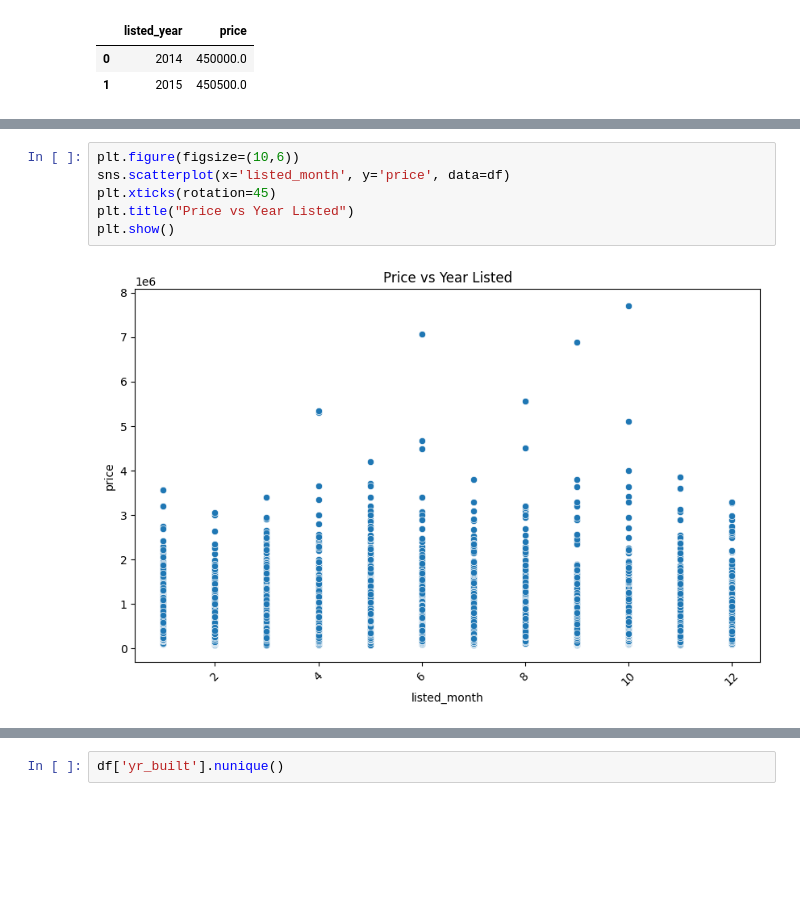
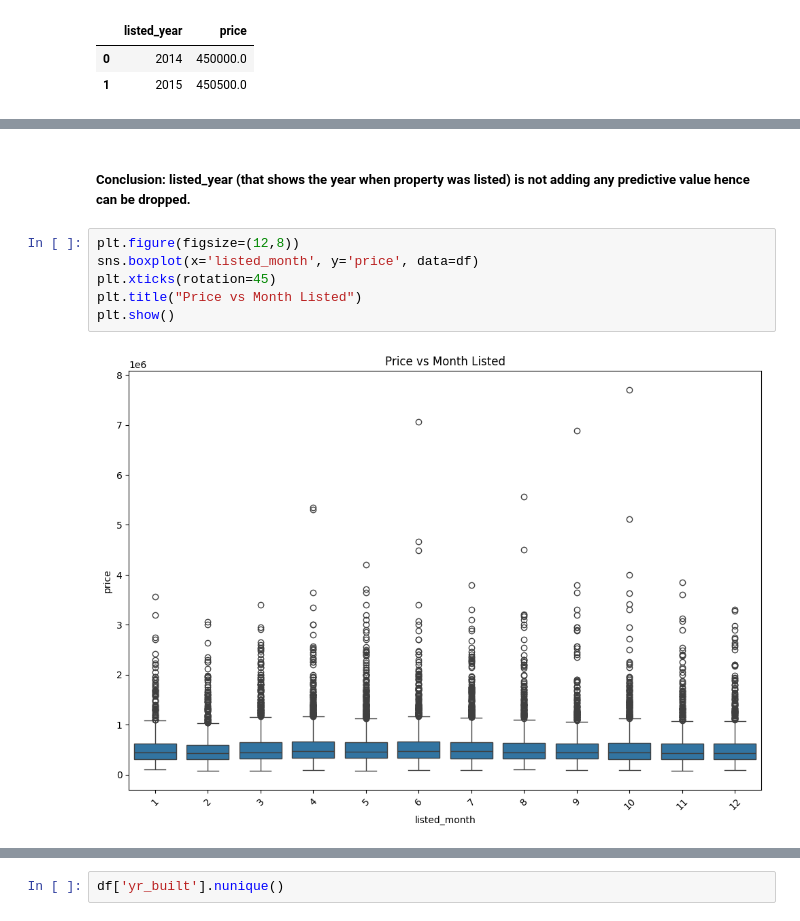
Before and after one commit to atharvadhumal03/HousingPrice-Prediction-MultipleRegression-Analysis, a Jupyter notebook: HousingPricePrediction_MLR.ipynb, the cells around one changed output, grey strips where cells are left out. Saved outputs shown, nothing was run; the diff lists cells and outputs as text; blank space fills up the shorter version.

Commit message:
analysis of property listing date complete.

```diff
--- a/HousingPricePrediction_MLR.ipynb
+++ b/HousingPricePrediction_MLR.ipynb
@@ -151,8 +150,10 @@ df[['listed_year', 'price']].corr()
+# %% [markdown]
+##### Conclusion: listed_year (that shows the year when property was listed) is not adding any predictive value hence can be dropped.
 # %%
-plt.figure(figsize=(10,6))
-sns.scatterplot(x='listed_month', y='price', data=df)
+plt.figure(figsize=(12,8))
+sns.boxplot(x='listed_month', y='price', data=df)
 plt.xticks(rotation=45)
-plt.title("Price vs Year Listed")
+plt.title("Price vs Month Listed")
 plt.show()
 # %% [output]
-[figure, old version]
+[figure, new version]
```
Also changed, not shown: parts of 5 cells of this notebook.
